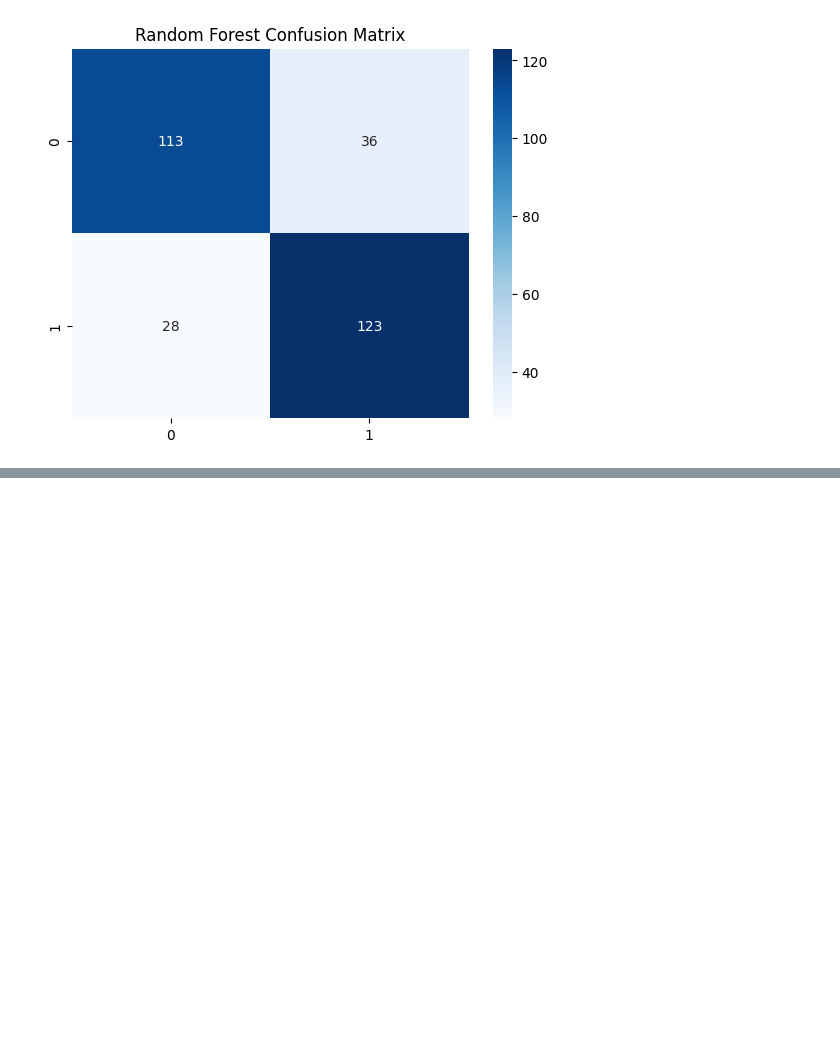
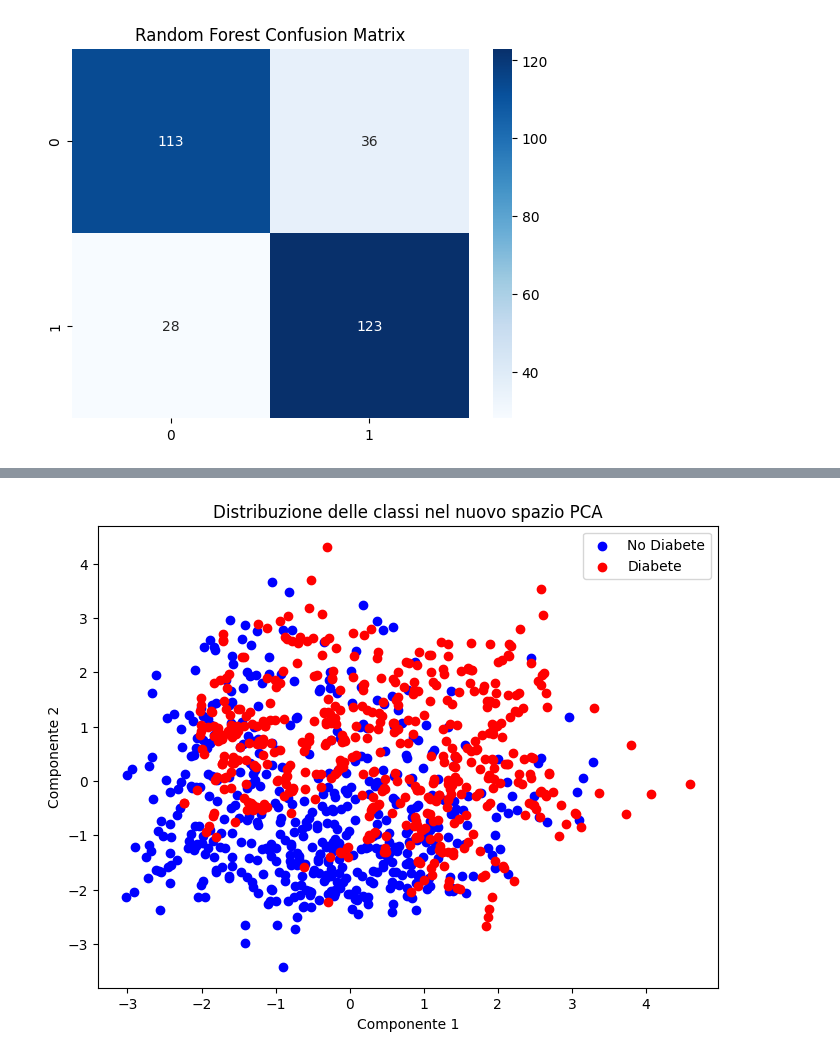
Before and after one commit to oleksandragolub/Progetto-Machine-Learning, a Jupyter notebook: progetto_machine_learning.ipynb, the cells around one changed output, grey strips where cells are left out. Saved outputs shown, nothing was run; the diff lists cells and outputs as text; code cells hidden in the pictures; blank space fills up the shorter version.

```diff
--- a/progetto_machine_learning.ipynb
+++ b/progetto_machine_learning.ipynb
@@ -1063,0 +1073,25 @@ Varianza cumulativa: [0.25078658 0.49330994 0.61876456 0.72769547 0.82776826 0.9
+# %%
+# Scatter plot delle prime due componenti principali (PCA)
+target_name = 'Outcome'  # Nome del target
+unique_labels = np.unique(y_resampled)  # Trova le classi uniche (0 e 1)
+
+fig, ax = plt.subplots(figsize=(8, 6))
+
+# Scatter plot delle prime due componenti della PCA
+for label in unique_labels:
+    mask = (y_resampled == label).values  # Seleziona i punti della classe specifica
+    ax.scatter(X_pca[mask, 0], X_pca[mask, 1],
+               color='blue' if label == 0 else 'red',
+               label='No Diabete' if label == 0 else 'Diabete')
+
+# Etichette degli assi
+ax.set_xlabel('Componente 1')
+ax.set_ylabel('Componente 2')
+
+# Legenda per distinguere le classi
+ax.legend()
+
+plt.title("Distribuzione delle classi nel nuovo spazio PCA")
+plt.show()
+# %% [output]
+[figure, added]
```
Also changed, not shown: parts of 7 cells of this notebook.
